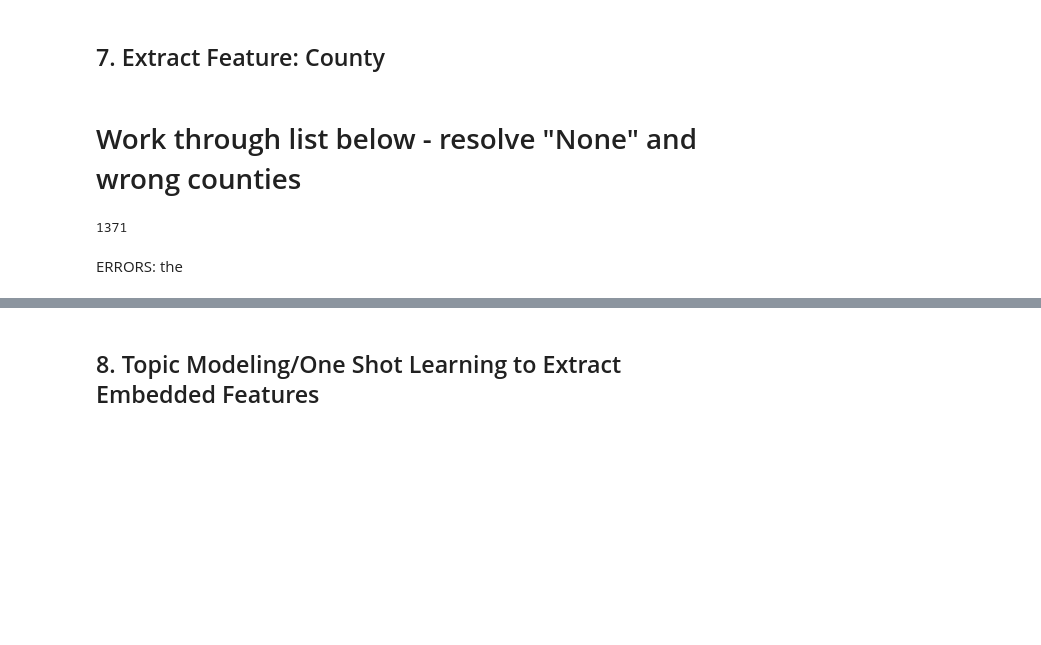
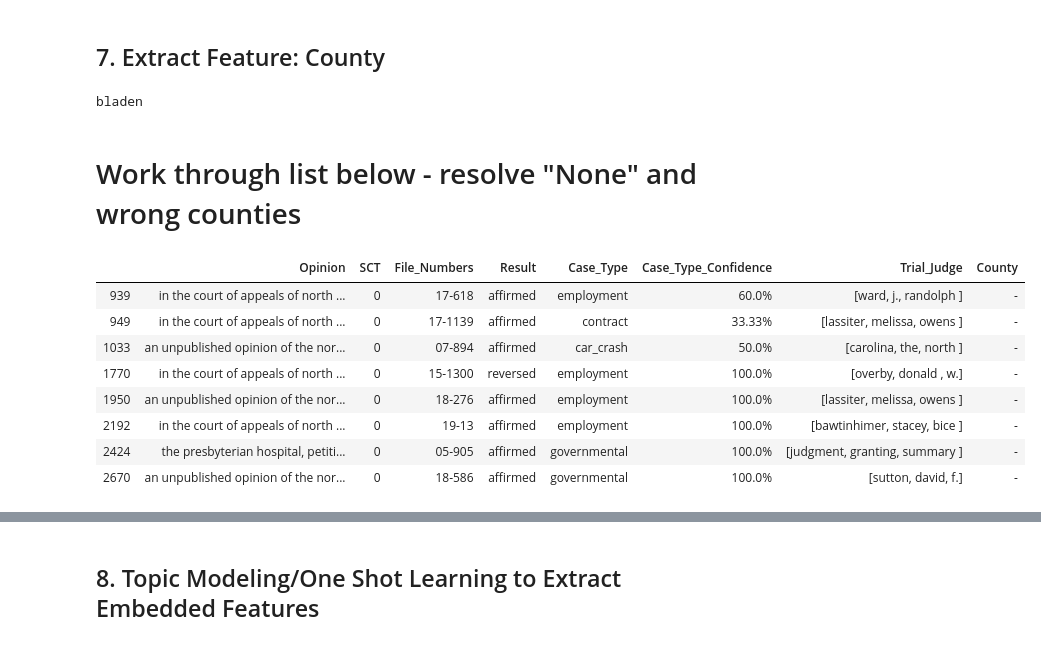
Before and after one commit to jnels13/NC_Litigation_Predictor, a Jupyter notebook: Label and Feature Creation.ipynb, the cells around one changed output, grey strips where cells are left out. Drawn from its saved outputs; the diff is of its cells as text; code cells hidden in the pictures; blank space fills up the shorter version.

Commit message:
completed counties

```diff
--- a/Label and Feature Creation.ipynb
+++ b/Label and Feature Creation.ipynb
@@ -788,7 +788,11 @@ memory usage: 147.7+ KB
 # %%
 def extract_county(text):
     try:
-        county = re.search("(in (\w+) county)",text[:700])
-        return county.group(2)
+        try:
+            county = re.search("in (\w+) county",text[:4000])
+            return county.group(1)
+        except:
+            county = re.search("(\w+) county", text)
+            return county.group(1)
     except:
         return(None)
@@ -797,16 +799,28 @@ extract_county(df.Opinion[200])
+# %%
+z = extract_county(df.Opinion[11])
+print(z)
+# %% [output]
+bladen
 # %%
 county_list = []
-for i in range(len(df.Opinion)):
+for i in range(len(df)):
     x = extract_county(df.Opinion[i])
     county_list.append(x)
 
 df["County"] = pd.Series(county_list).values
 # %% [markdown]
 # Work through list below - resolve "None" and wrong counties
-# %%
-list = df.County.value_counts()
-df['County'].isnull().values.sum()
-# %% [output]
-1371
-# %% [markdown]
-ERRORS: the
+# %%
+df.County = df.County.fillna(value='-',)
+counties_err = df.loc[df["County"] == '-']
+counties_err.head(10)
+# %% [output]
+|  | Opinion | SCT | File_Numbers | Result | Case_Type | Case_Type_Confidence | Trial_Judge | County |
+| 939 | in the court of appeals of north ... | 0 | 17-618 | affirmed | employment | 60.0% | [ward, j., randolph ] | - |
+| 949 | in the court of appeals of north ... | 0 | 17-1139 | affirmed | contract | 33.33% | [lassiter, melissa, owens ] | - |
+| 1033 | an unpublished opinion of the nor... | 0 | 07-894 | affirmed | car_crash | 50.0% | [carolina, the, north ] | - |
+| 1770 | in the court of appeals of north ... | 0 | 15-1300 | reversed | employment | 100.0% | [overby, donald , w.] | - |
+| 1950 | an unpublished opinion of the nor... | 0 | 18-276 | affirmed | employment | 100.0% | [lassiter, melissa, owens ] | - |
+| 2192 | in the court of appeals of north ... | 0 | 19-13 | affirmed | employment | 100.0% | [bawtinhimer, stacey, bice ] | - |
+| 2424 | the presbyterian hospital, petiti... | 0 | 05-905 | affirmed | governmental | 100.0% | [judgment, granting, summary ] | - |
+| 2670 | an unpublished opinion of the nor... | 0 | 18-586 | affirmed | governmental | 100.0% | [sutton, david, f.] | - |
```
Also changed, not shown: parts of 4 cells of this notebook.
